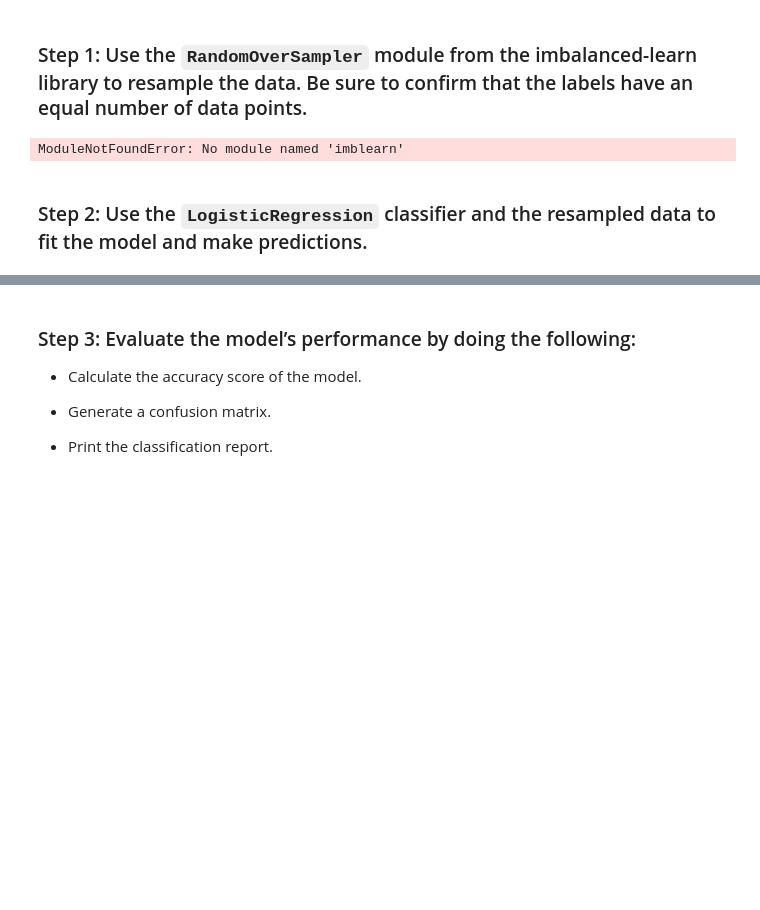
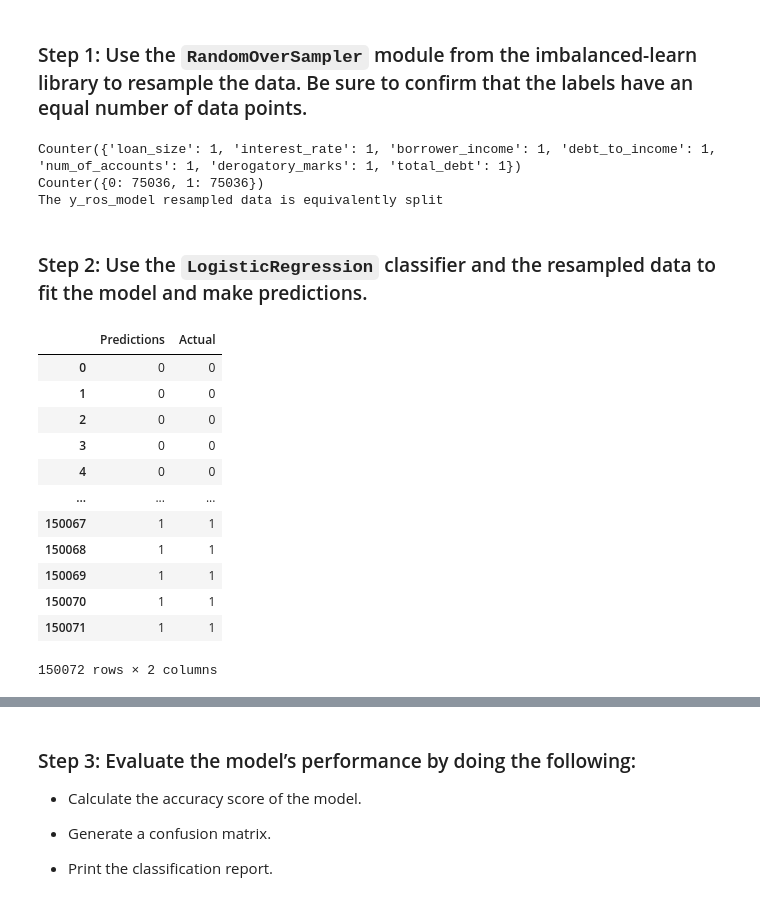
Before and after one commit to yosieph/credit-risk-classification, a Jupyter notebook: credit_risk_classification.ipynb, the cells around one changed output, grey strips where cells are left out. Saved outputs shown, nothing was run; the diff lists cells and outputs as text; code cells hidden in the pictures; blank space fills up the shorter version.

```diff
--- a/credit_risk_classification.ipynb
+++ b/credit_risk_classification.ipynb
@@ -144,9 +158,7 @@ from imblearn.over_sampling import RandomOverSampler
 
 # Instantiate the random oversampler model
 # # Assign a random_state parameter of 1 to the model
-# YOUR CODE HERE!
+ros = RandomOverSampler(random_state=1)
 
 # Fit the original training data to the random_oversampler model
-# YOUR CODE HERE!
+X_ros_model, y_ros_model = ros.fit_resample(X,y)
-# %% [output]
-ModuleNotFoundError: No module named 'imblearn'
@@ -156,12 +165,37 @@ ModuleNotFoundError: No module named 'imblearn'
+# %%
+from collections import Counter
+# Count the distinct values of the resampled labels data
+print(Counter(X_ros_model))
+print(Counter(y_ros_model))
+print(f"The y_ros_model resampled data is equivalently split")
+# %% [output]
+Counter({'loan_size': 1, 'interest_rate': 1, 'borrower_income': 1, 'debt_to_income': 1, 'num_of_accounts': 1, 'derogatory_marks': 1, 'total_debt': 1})
+Counter({0: 75036, 1: 75036})
+The y_ros_model resampled data is equivalently split
 # %% [markdown]
 ### Step 2: Use the `LogisticRegression` classifier and the resampled data to fit the model and make predictions.
 # %%
 # Instantiate the Logistic Regression model
 # Assign a random_state parameter of 1 to the model
-# YOUR CODE HERE!
 
+classifier = LogisticRegression(solver='lbfgs', random_state=1)
 # Fit the model using the resampled training data
-# YOUR CODE HERE!
 
+classifier.fit(X_ros_model, y_ros_model)
 # Make a prediction using the testing data
-# YOUR CODE HERE!
+predictions = classifier.predict(X_ros_model)
+pd.DataFrame({'Predictions': predictions, 'Actual': y_ros_model})
+# %% [output]
+|  | Predictions | Actual |
+| 0 | 0 | 0 |
+| 1 | 0 | 0 |
+| 2 | 0 | 0 |
+| 3 | 0 | 0 |
+| 4 | 0 | 0 |
+| ... | ... | ... |
+| 150067 | 1 | 1 |
+| 150068 | 1 | 1 |
+| 150069 | 1 | 1 |
+| 150070 | 1 | 1 |
+| 150071 | 1 | 1 |
+150072 rows × 2 columns
```
Also changed, not shown: parts of 7 cells of this notebook.
